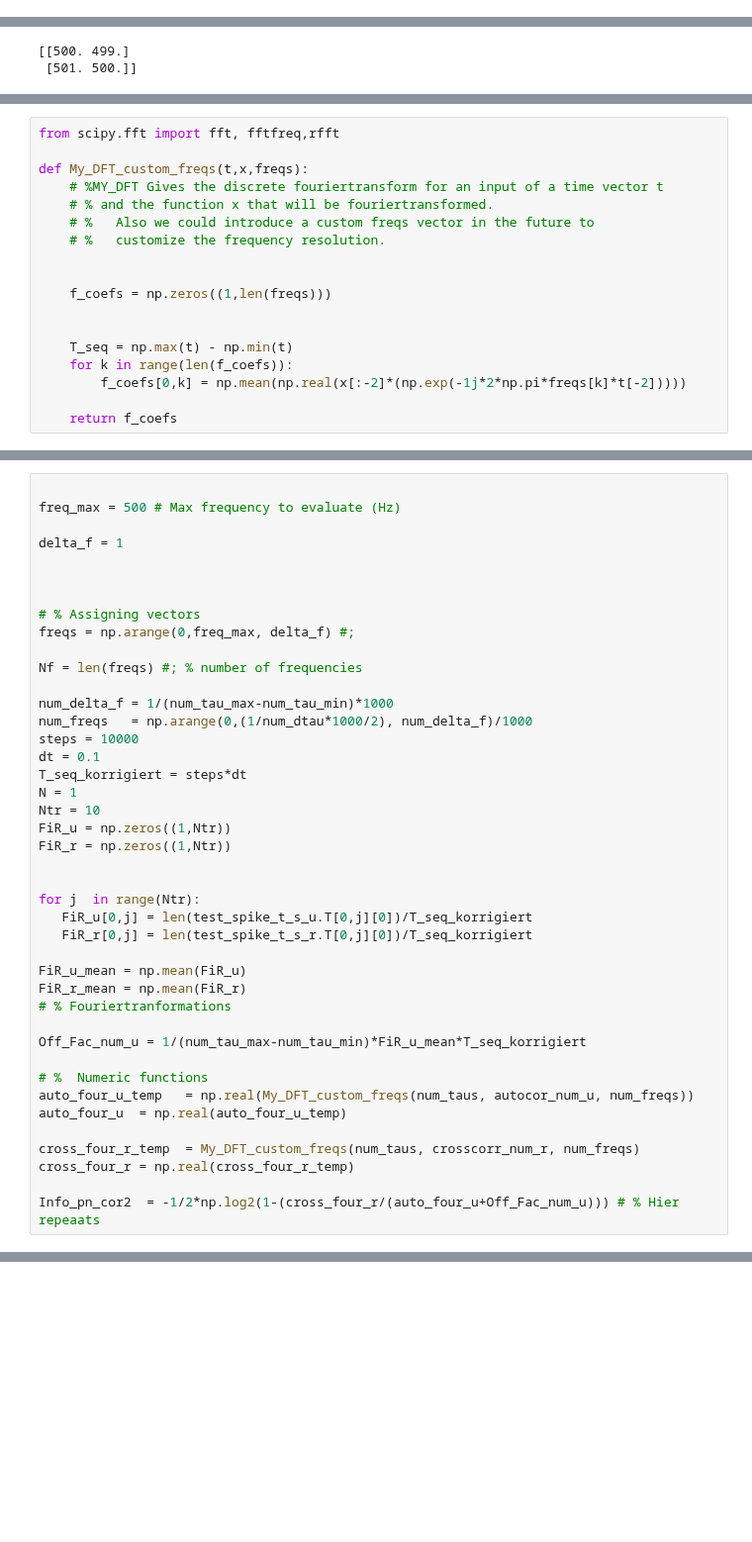
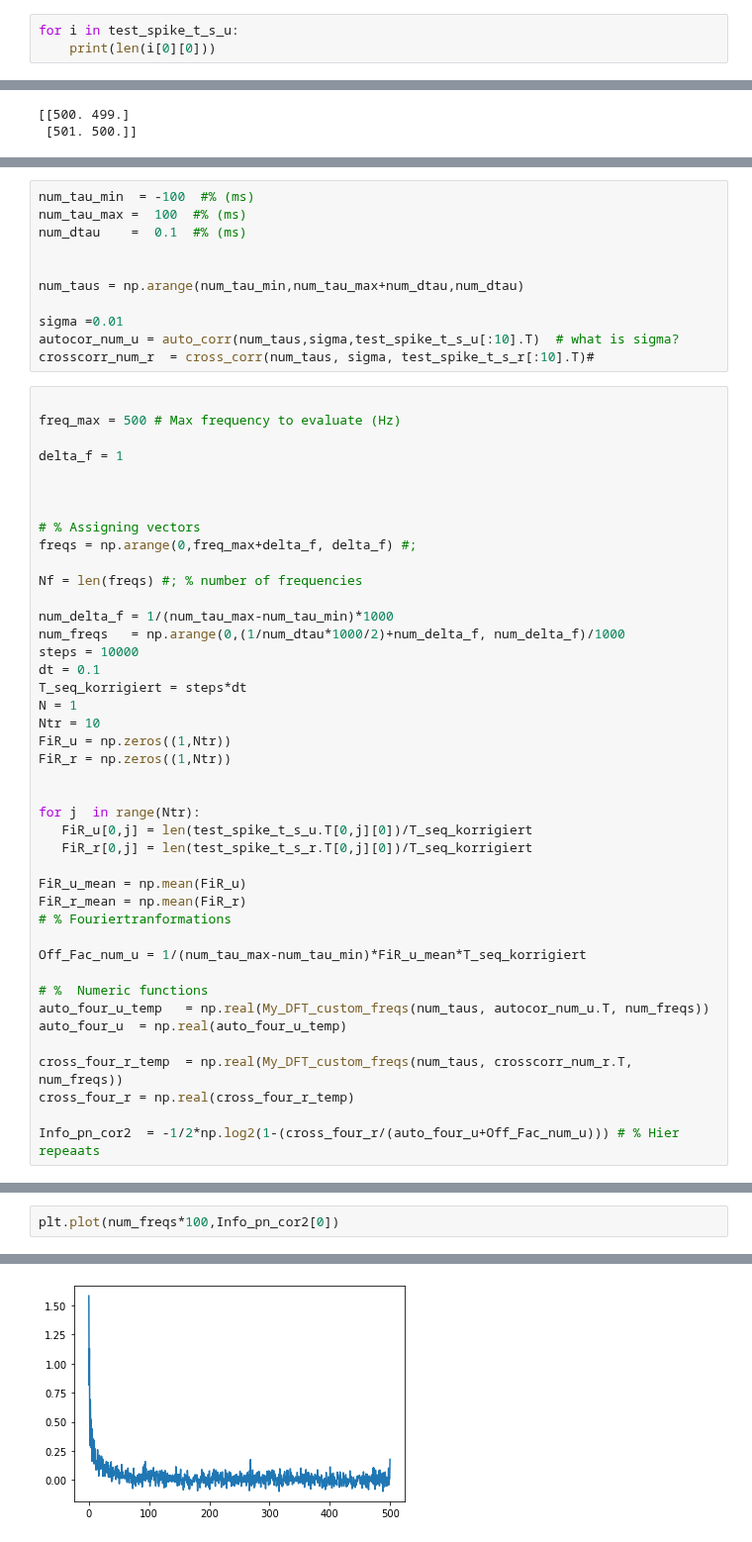
Before and after one commit to Nishant-codex/single_cell_analysis, a Jupyter notebook: notebooks/Infomation_transfer/information_content.ipynb, the cells around one changed output, grey strips where cells are left out. Shown at 99% size. Drawn from its saved outputs; the diff is of its cells as text; blank space fills up the shorter version.

```diff
--- a/notebooks/Infomation_transfer/information_content.ipynb
+++ b/notebooks/Infomation_transfer/information_content.ipynb
@@ -136,3 +186,6 @@ print(len(spikesmat_tsu['t_s_u'][0][0]))
 # %%
 test_spike_t_s_u = np.array(spikesmat_tsu['t_s_u'])[0][0][:10]
 test_spike_t_s_r = np.array(spikesmat_tsr['t_s_r'])[0][0][:10]
+# %%
+for i in test_spike_t_s_u:
+    print(len(i[0][0]))
@@ -192,21 +272,3 @@ def cross_corr(plot_taus,sigma,t_s):
-# %%
-from scipy.fft import fft, fftfreq,rfft
-
-def My_DFT_custom_freqs(t,x,freqs):
-    # %MY_DFT Gives the discrete fouriertransform for an input of a time vector t
-    # % and the function x that will be fouriertransformed.
-    # %   Also we could introduce a custom freqs vector in the future to
-    # %   customize the frequency resolution.
-
-
-    f_coefs = np.zeros((1,len(freqs)))
-
-
-    T_seq = np.max(t) - np.min(t)
-    for k in range(len(f_coefs)):
-        f_coefs[0,k] = np.mean(np.real(x[:-2]*(np.exp(-1j*2*np.pi*freqs[k]*t[-2]))))
-
-    return f_coefs
 # %%
 num_tau_min  = -100  #% (ms)
 num_tau_max =  100  #% (ms)
@@ -237,3 +287,14 @@ plt.plot(num_taus,autocor_num_u)
+# %%
+num_tau_min  = -100  #% (ms)
+num_tau_max =  100  #% (ms)
+num_dtau    =  0.1  #% (ms)
+
+
+num_taus = np.arange(num_tau_min,num_tau_max+num_dtau,num_dtau)
+
+sigma =0.01
+autocor_num_u = auto_corr(num_taus,sigma,test_spike_t_s_u[:10].T)  # what is sigma?
+crosscorr_num_r  = cross_corr(num_taus, sigma, test_spike_t_s_r[:10].T)#
 # %%
 
 freq_max = 500 # Max frequency to evaluate (Hz)
@@ -243,12 +304,12 @@ delta_f = 1
 
 
 # % Assigning vectors
-freqs = np.arange(0,freq_max, delta_f) #;
+freqs = np.arange(0,freq_max+delta_f, delta_f) #;
 
 Nf = len(freqs) #; % number of frequencies
 
 num_delta_f = 1/(num_tau_max-num_tau_min)*1000
-num_freqs   = np.arange(0,(1/num_dtau*1000/2), num_delta_f)/1000
+num_freqs   = np.arange(0,(1/num_dtau*1000/2)+num_delta_f, num_delta_f)/1000
 steps = 10000
 dt = 0.1
 T_seq_korrigiert = steps*dt
@@ -269,10 +330,10 @@ FiR_r_mean = np.mean(FiR_r)
 Off_Fac_num_u = 1/(num_tau_max-num_tau_min)*FiR_u_mean*T_seq_korrigiert
 
 # %  Numeric functions
-auto_four_u_temp   = np.real(My_DFT_custom_freqs(num_taus, autocor_num_u, num_freqs))
+auto_four_u_temp   = np.real(My_DFT_custom_freqs(num_taus, autocor_num_u.T, num_freqs))
 auto_four_u  = np.real(auto_four_u_temp)
 
-cross_four_r_temp  = My_DFT_custom_freqs(num_taus, crosscorr_num_r, num_freqs)
+cross_four_r_temp  = np.real(My_DFT_custom_freqs(num_taus, crosscorr_num_r.T, num_freqs))
 cross_four_r = np.real(cross_four_r_temp)
 
 Info_pn_cor2  = -1/2*np.log2(1-(cross_four_r/(auto_four_u+Off_Fac_num_u))) # % Hier repeaats
@@ -301,0 +343,3 @@ array([[ 1.60872901, -0.        , -0.        , -0.        , -0.        ,
+# %%
+plt.plot(num_freqs*100,Info_pn_cor2[0])
+# %% [output]
@@ -301,0 +347 @@ array([[ 1.60872901, -0.        , -0.        , -0.        , -0.        ,
+[figure, added]
```
Also changed, not shown: parts of 15 cells of this notebook.
